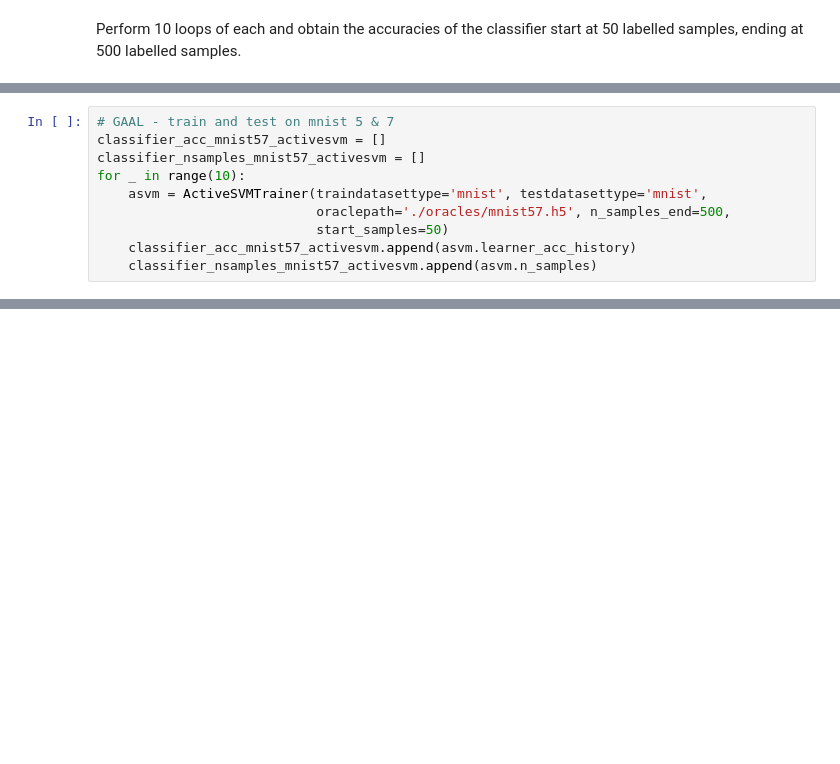
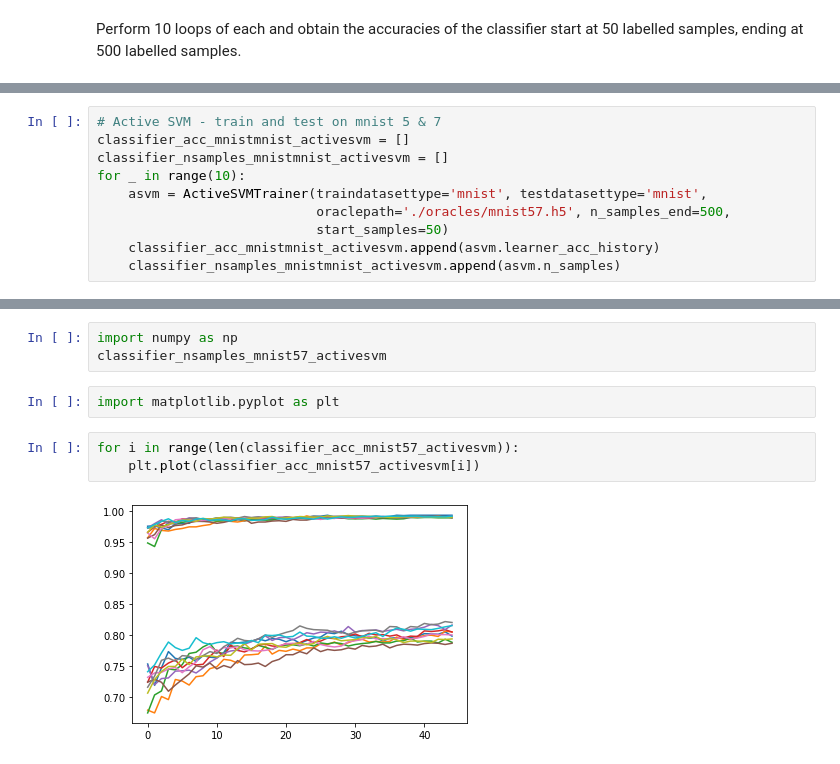
Before and after one commit to shaunntan/GenerativeAdversarialActLearning, a Jupyter notebook: Generative Adversarial Active Learning.ipynb, the cells around one changed output, grey strips where cells are left out. Saved outputs shown, nothing was run; the diff lists cells and outputs as text; blank space fills up the shorter version.

```diff
--- a/Generative Adversarial Active Learning.ipynb
+++ b/Generative Adversarial Active Learning.ipynb
@@ -18,13 +18,13 @@ for _ in range(10):
 # %%
-# GAAL - train and test on mnist 5 & 7
-classifier_acc_mnist57_activesvm = []
-classifier_nsamples_mnist57_activesvm = []
+# Active SVM - train and test on mnist 5 & 7
+classifier_acc_mnistmnist_activesvm = []
+classifier_nsamples_mnistmnist_activesvm = []
 for _ in range(10):
     asvm = ActiveSVMTrainer(traindatasettype='mnist', testdatasettype='mnist',
                             oraclepath='./oracles/mnist57.h5', n_samples_end=500,
                             start_samples=50)
-    classifier_acc_mnist57_activesvm.append(asvm.learner_acc_history)
-    classifier_nsamples_mnist57_activesvm.append(asvm.n_samples)
+    classifier_acc_mnistmnist_activesvm.append(asvm.learner_acc_history)
+    classifier_nsamples_mnistmnist_activesvm.append(asvm.n_samples)
 # %% [output]
 Training on mnist, testing on mnist
 Round 1
@@ -46,0 +108,10 @@ KeyboardInterrupt:
+# %%
+import numpy as np
+classifier_nsamples_mnist57_activesvm
+# %%
+import matplotlib.pyplot as plt
+# %%
+for i in range(len(classifier_acc_mnist57_activesvm)):
+    plt.plot(classifier_acc_mnist57_activesvm[i])
+# %% [output]
+[figure, added]
```
Also changed, not shown: parts of 7 cells of this notebook, 1 other file.
